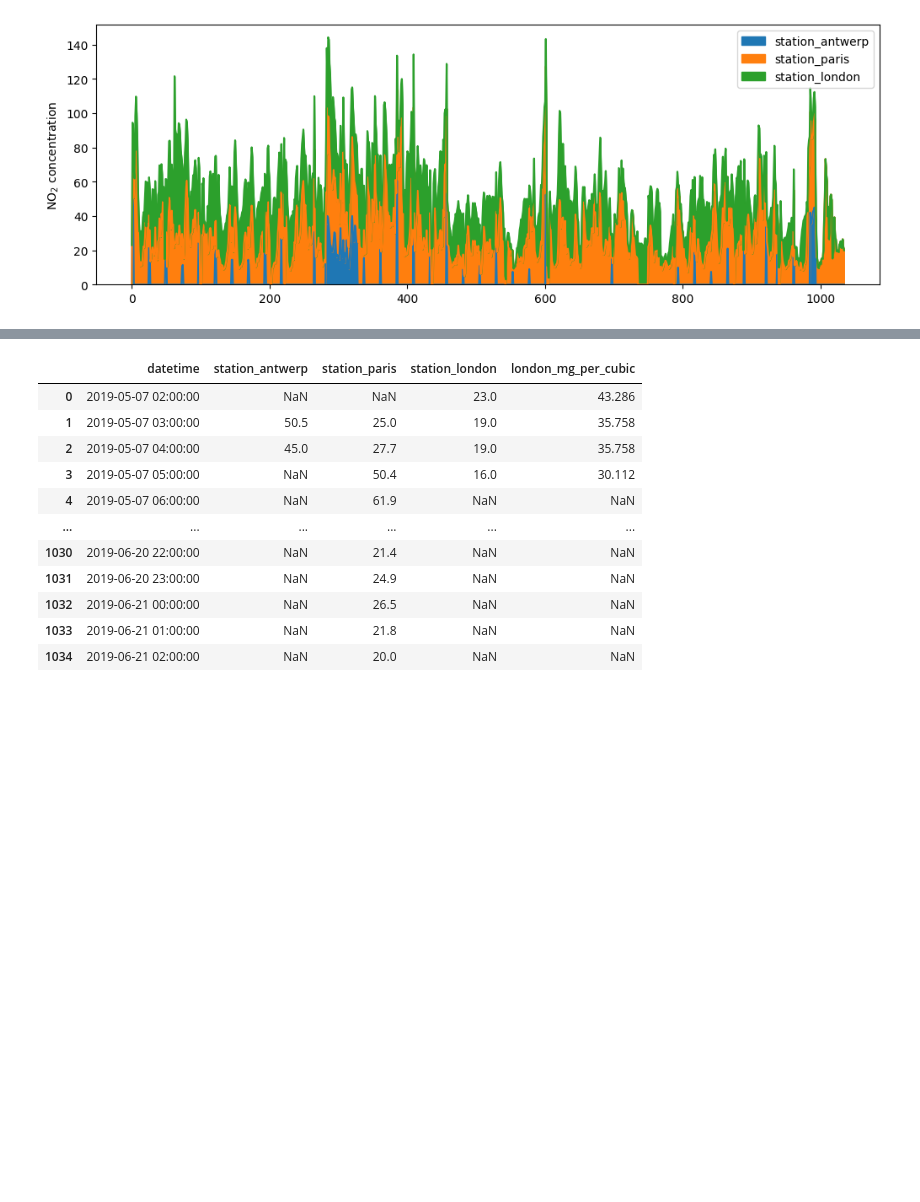
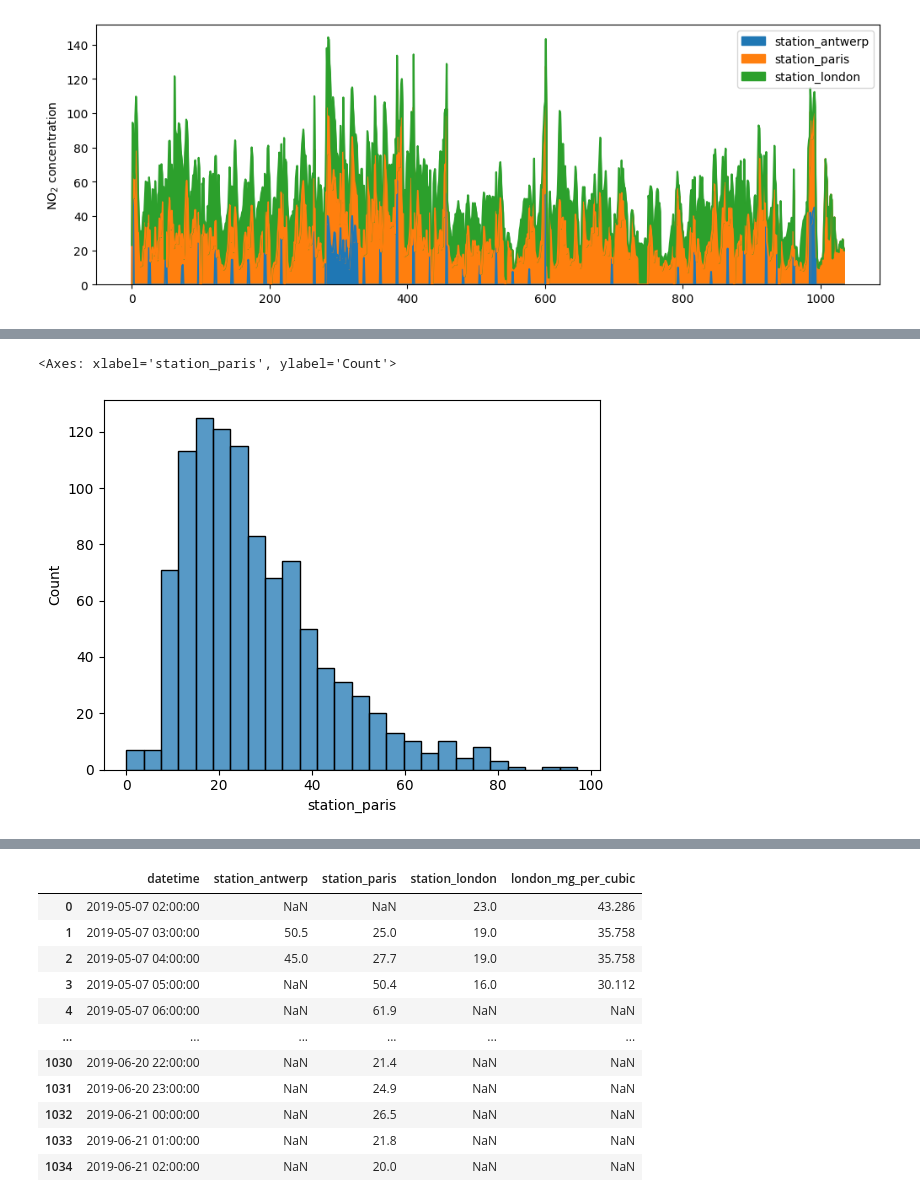
Before and after one commit to ancestor9/Introduction-to-BigData-Analysis, a Jupyter notebook: 9주차/pandas_02.ipynb, the cells around one changed output, grey strips where cells are left out. Cells and saved outputs as stored; diff of their text form; code cells hidden in the pictures; blank space fills up the shorter version.

```diff
--- a/9주차/pandas_02.ipynb
+++ b/9주차/pandas_02.ipynb
@@ -113,0 +184,5 @@ plt.show()
+# %%
+sns.histplot(data=air_quality, x='station_paris')
+# %% [output]
+<Axes: xlabel='station_paris', ylabel='Count'>
+[figure, added]
```
Also changed, not shown: parts of 24 cells of this notebook.
